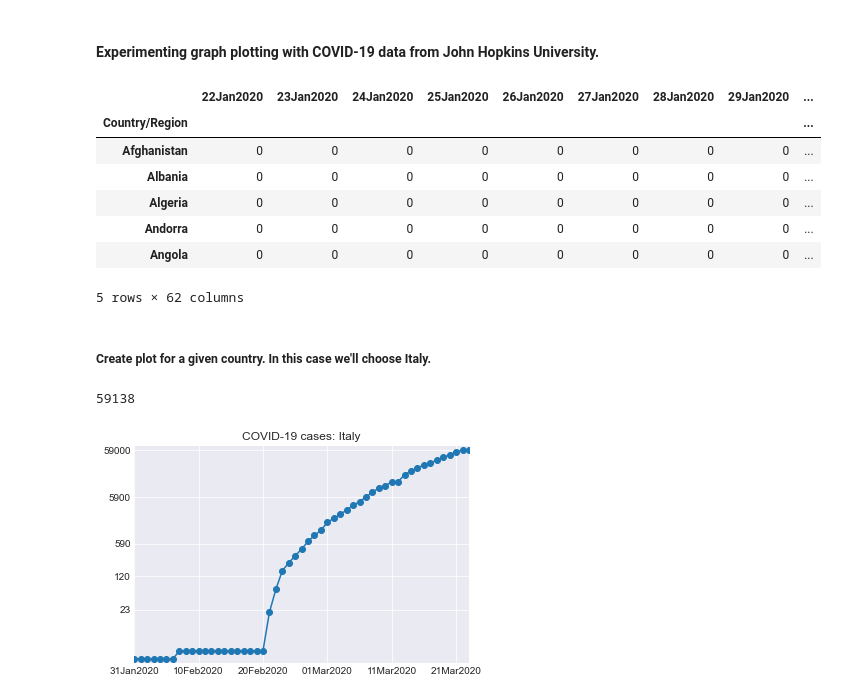
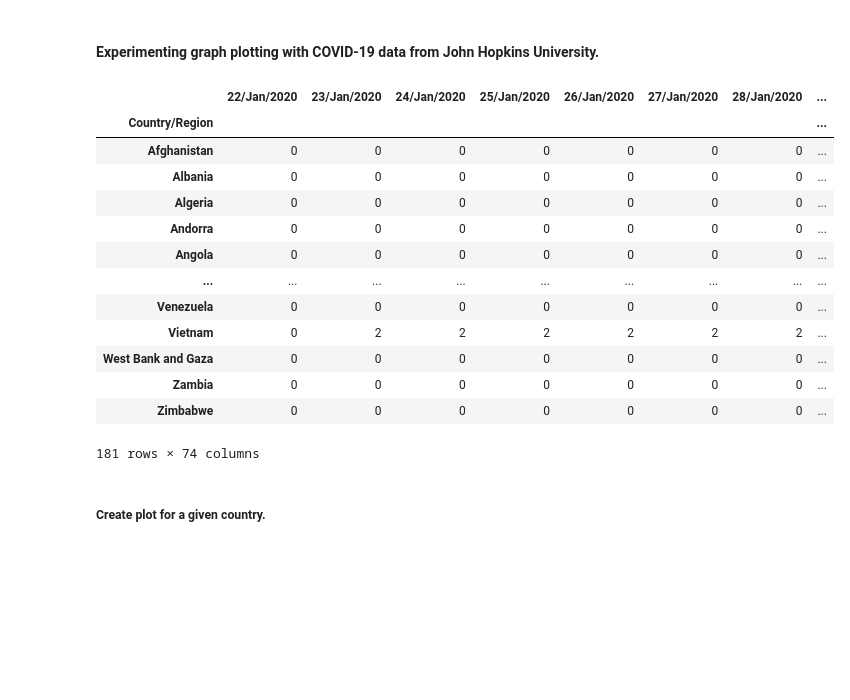
Before and after one commit to igorecarrasco/covidbot, a Jupyter notebook: notebooks/PlotExp.ipynb, the cells around one changed output. Drawn from its saved outputs; the diff is of its cells as text; code cells hidden in the pictures; blank space fills up the shorter version.

```diff
--- a/notebooks/PlotExp.ipynb
+++ b/notebooks/PlotExp.ipynb
@@ -7,50 +7,28 @@ from datetime import datetime
 # %%
 # Get data from repo, squash table into country-only data. The raw table
 # offers subdivisions (province, state, county level data) for some countries.
 
-df = pd.read_csv("https://raw.githubusercontent.com/CSSEGISandData/COVID-19/master/csse_covid_19_data/csse_covid_19_time_series/time_series_19-covid-Confirmed.csv")
+df = pd.read_csv("https://raw.githubusercontent.com/CSSEGISandData/COVID-19/master/csse_covid_19_data/csse_covid_19_time_series/time_series_covid19_confirmed_global.csv")
 df = df.drop(columns=["Province/State", "Lat", "Long"])
 df = df.groupby("Country/Region").sum()
-df = df.rename(columns=lambda x: datetime.strptime(x, "%m/%d/%y").strftime("%d%b%Y"))
-df.head()
-
+df = df.rename(columns=lambda x: datetime.strptime(x, "%m/%d/%y").strftime("%d/%b/%Y"))
+# df.head()
+df
 # df = pd.read_csv("https://raw.githubusercontent.com/CSSEGISandData/COVID-19/master/csse_covid_19_data/csse_covid_19_time_series/time_series_19-covid-Confirmed.csv").drop(columns=["Province/State", "Lat", "Long"]).groupby("Country/Region").sum().sort_values(by=df.columns[-1], ascending=False)
 # %% [output]
-|  | 22Jan2020 | 23Jan2020 | 24Jan2020 | 25Jan2020 | 26Jan2020 | 27Jan2020 | 28Jan2020 | 29Jan2020 | ... |
-| Country/Region |  |  |  |  |  |  |  |  | ... |
-| Afghanistan | 0 | 0 | 0 | 0 | 0 | 0 | 0 | 0 | ... |
-| Albania | 0 | 0 | 0 | 0 | 0 | 0 | 0 | 0 | ... |
-| Algeria | 0 | 0 | 0 | 0 | 0 | 0 | 0 | 0 | ... |
-| Andorra | 0 | 0 | 0 | 0 | 0 | 0 | 0 | 0 | ... |
-| Angola | 0 | 0 | 0 | 0 | 0 | 0 | 0 | 0 | ... |
+|  | 22/Jan/2020 | 23/Jan/2020 | 24/Jan/2020 | 25/Jan/2020 | 26/Jan/2020 | 27/Jan/2020 | 28/Jan/2020 | ... |
+| Country/Region |  |  |  |  |  |  |  | ... |
+| Afghanistan | 0 | 0 | 0 | 0 | 0 | 0 | 0 | ... |
+| Albania | 0 | 0 | 0 | 0 | 0 | 0 | 0 | ... |
+| Algeria | 0 | 0 | 0 | 0 | 0 | 0 | 0 | ... |
+| Andorra | 0 | 0 | 0 | 0 | 0 | 0 | 0 | ... |
+| Angola | 0 | 0 | 0 | 0 | 0 | 0 | 0 | ... |
+| ... | ... | ... | ... | ... | ... | ... | ... | ... |
+| Venezuela | 0 | 0 | 0 | 0 | 0 | 0 | 0 | ... |
+| Vietnam | 0 | 2 | 2 | 2 | 2 | 2 | 2 | ... |
+| West Bank and Gaza | 0 | 0 | 0 | 0 | 0 | 0 | 0 | ... |
+| Zambia | 0 | 0 | 0 | 0 | 0 | 0 | 0 | ... |
+| Zimbabwe | 0 | 0 | 0 | 0 | 0 | 0 | 0 | ... |
-5 rows × 62 columns
+181 rows × 74 columns
 # %% [markdown]
-##### Create plot for a given country. In this case we'll choose Italy.
+##### Create plot for a given country.
-# %%
-from matplotlib import pyplot as plt
-import matplotlib.dates as mdates
-
-country = "Italy"
-
-
-plt.style.use('seaborn-darkgrid') # This is a nice theme to use.
-a = df.loc[country, :].replace(0, np.nan).dropna()
-mx = max(map(int,list(a)))
-
-# fig = plt.figure()
-
-ax = plt.gca()
-ax.set_yscale("log") # Use logarithmic scale for clarity
-formatter = mdates.DateFormatter("%d%b%Y")
-ax.xaxis.set_major_formatter(formatter)
-
-a.plot(marker="o", ax=ax)
-
-plt.yticks([mx, mx//10, mx//100, mx//500, mx//2500], [int(round(mx, len(str(mx))*-1+2)), int(round(mx//10,  len(str(mx//10))*-1+2)), int(round(mx//100, len(str(mx//100))*-1+2)), int(round(mx//500,  len(str(mx//500))*-1+2)), int(round(mx//2500,  len(str(mx//2500))*-1+2))])
-plt.margins(0.02)
-plt.title(f"COVID-19 cases: {country}")
-plt.savefig("/tmp/plot.png", bbox_inches="tight")
-print(mx)
-# %% [output]
-59138
-[figure, removed]
```
Also changed, not shown: parts of 4 cells of this notebook, 10 other files.
